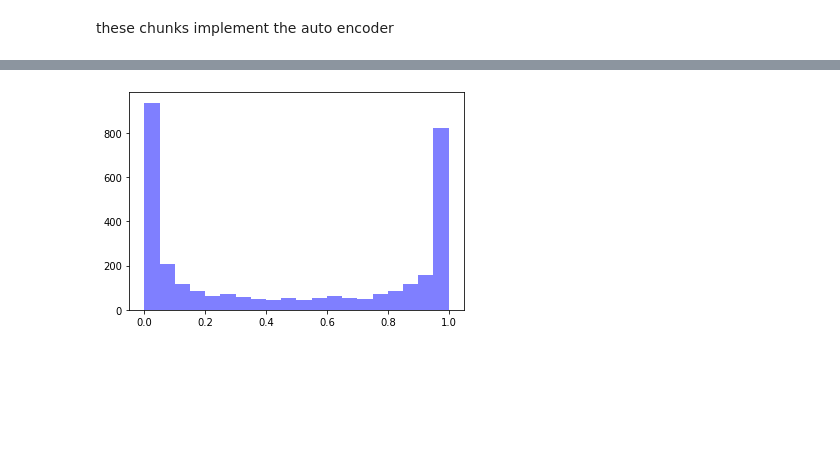
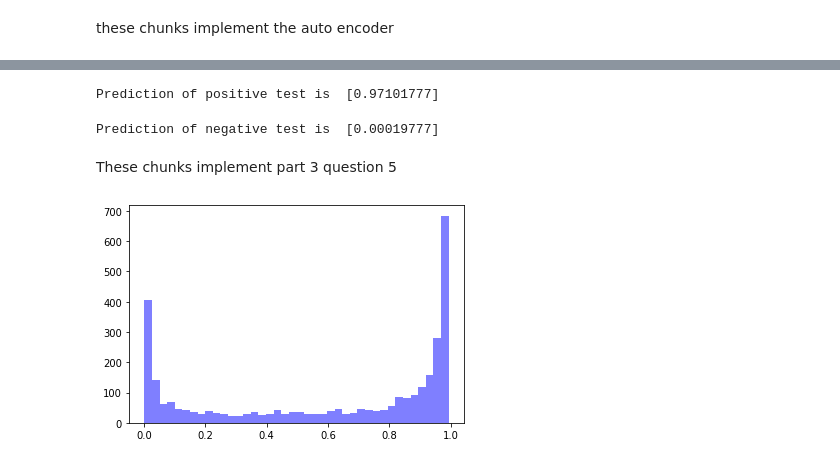
Before and after one commit to bwheel12/Project3, a Jupyter notebook: Complete_Implementation.ipynb, the cells around one changed output, grey strips where cells are left out. Saved outputs shown, nothing was run; the diff lists cells and outputs as text; code cells hidden in the pictures; blank space fills up the shorter version.

```diff
--- a/Complete_Implementation.ipynb
+++ b/Complete_Implementation.ipynb
@@ -62,7 +123,5 @@ these chunks implement a simple classifier
 # %%
-setup = [8,3,1]
+setup = [68,20,10,1]
 alpha = 0.5
 lamba = 0 #0.1 is good
-batch_size = 10
-bias  = 1
-classy_NN = NN.NeuralNetwork(setup,NN.activation,alpha,lamba,batch_size,bias)
+rap1_NN = NN.NeuralNetwork(setup,NN.activation,alpha,lamba)
@@ -108,10 +128,3 @@ these chunks implement classification of rap1 sequences
-# %%
-setup = [68,20,10,1]
-alpha = 0.5
-lamba = 0 #0.1 is good
-batch_size = 10
-bias  = 1
-rap1_NN = NN.NeuralNetwork(setup,NN.activation,alpha,lamba,batch_size,bias)
 # %%
 rap1_pos_list = io.import_positives('data/rap1-lieb-positives.txt')
 genom_neg_list = io.import_negatives('data/yeast-upstream-1k-negative.fa',17)
@@ -207,0 +132,22 @@ final edge matrices [array([[ 1.06282603e-01,  2.67213153e-01,  1.30047339e-01,
+# %%
+epoch_number = 5 # the number of times through the whole data set
+batch_size = 20
+number_positives = len(rap1_pos_list)
+number_neg = number_positives*3
+genom_neg_short = []
+
+#create a negative set of the same size as positive input set randomly chosen from genome list
+for i in range(number_neg):
+    rand_index = int(numpy.floor(rand.random()*(len(genom_neg_list)-1)))
+    genom_neg_short.append(genom_neg_list[rand_index])
+
+
+combo_training_list = rap1_pos_list + genom_neg_short
+combo_answer_list    = numpy.ones((number_positives))
+combo_answer_list    = numpy.concatenate((combo_answer_list,numpy.zeros((number_neg))))
+zipped_full_train    = list(zip(combo_training_list,combo_answer_list))
+rand.shuffle(zipped_full_train)
+shuffle_train_list, shuffle_answer_list = zip(*zipped_full_train)
+
+
+cost_list = rap1_NN.train(epoch_number,batch_size,shuffle_train_list,shuffle_answer_list)
@@ -208,14 +159,26 @@ final edge matrices [array([[ 1.06282603e-01,  2.67213153e-01,  1.30047339e-01,
+# %%
+pos_test = io.one_hot_encode([rap1_pos_list[100]])
+pos_test = pos_test[0]
+print("Prediction of positive test is ",rap1_NN.predict(pos_test))
+# %% [output]
+Prediction of positive test is  [0.97101777]
+# %%
+neg_test = io.one_hot_encode([genom_neg_list[100]])
+neg_test = neg_test[0]
+print("Prediction of negative test is ", rap1_NN.predict(neg_test))
+# %% [output]
+Prediction of negative test is  [0.00019777]
+# %% [markdown]
+These chunks implement part 3 question 5
 # %%
 test_scores = []
 for i in range(len(rap1_test_list)):
     test_test = io.one_hot_encode([rap1_test_list[i]])
     test_test = test_test[0]
-    rap1_NN.get_single_input(test_test)
-    rap1_NN.feedforward()
-    test_scores.append(rap1_NN.layer_a[2][0])
+    test_scores.append(rap1_NN.predict(test_test)[0])
 # %%
-num_bins = 20
+num_bins = 40
 n, bins, patches = plt.hist(test_scores, num_bins, facecolor = 'blue', alpha = 0.5)
 plt.show()
 # %% [output]
-[figure, old version]
+[figure, new version]
```
Also changed, not shown: parts of 26 cells of this notebook, 2 other files.
